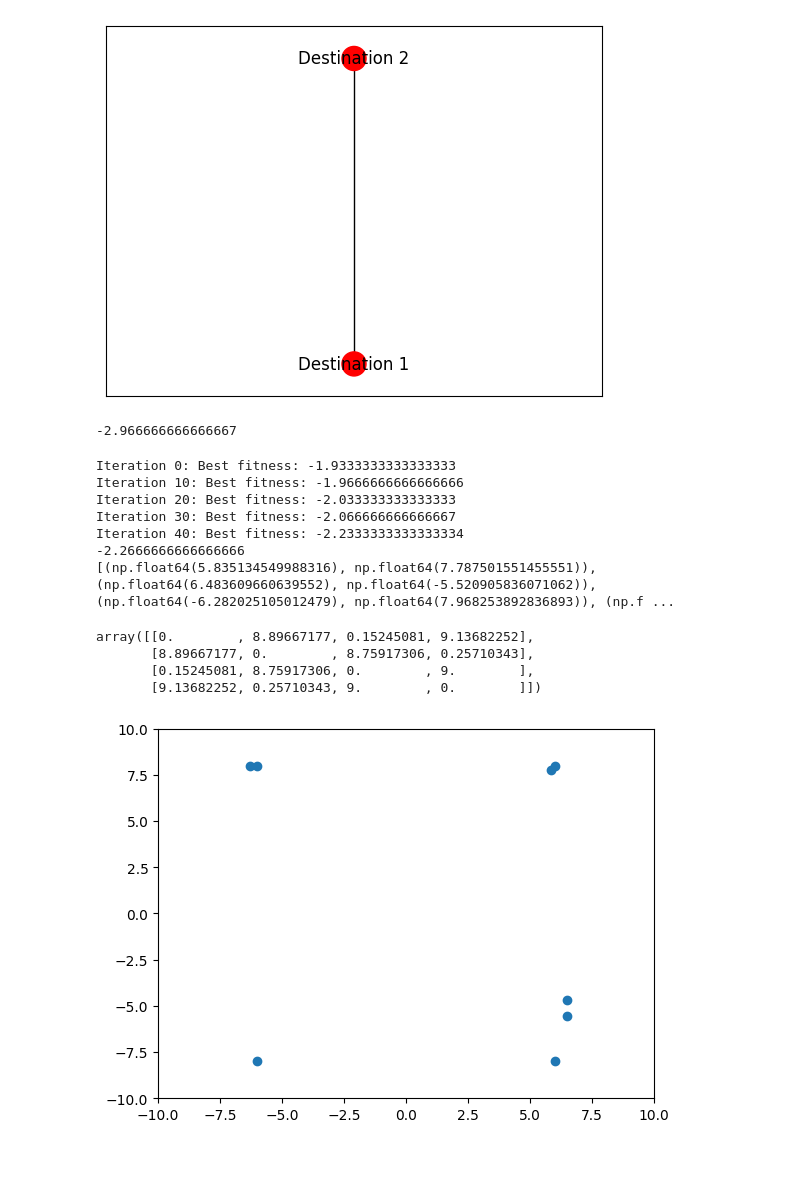
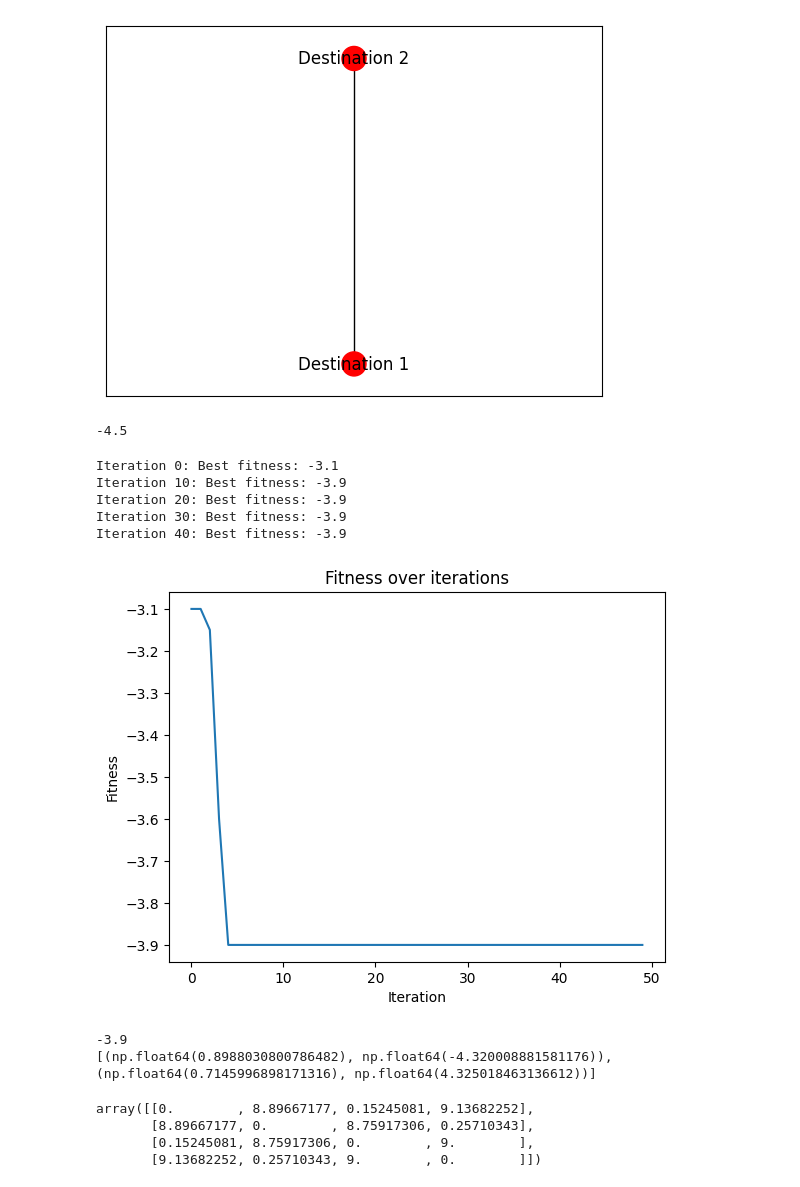
Before and after one commit to devddesai/metrobike, a Jupyter notebook: metrobike.ipynb, the cells around one changed output. Cells and saved outputs as stored; diff of their text form; code cells hidden in the pictures; blank space fills up the shorter version.

```diff
--- a/metrobike.ipynb
+++ b/metrobike.ipynb
@@ -87,37 +87,40 @@ nx.draw_networkx(G, {"Destination 1": [0, -4.5], "Destination 2": [0, 4.5]}, nod
 # %%
 destinations = [i for i in G.nodes if G.nodes[i]['type'] == 'destination']
 
-destinationcoords = [(pos[i][0], pos[i][1]) for i in destinations]
-#destinationcoords = [(0, -4.5), (0, 4.5)]
+#destinationcoords = [(pos[i][0], pos[i][1]) for i in destinations]
+destinationcoords = [(0, -4.5), (0, 4.5)]
+#destinationlist = np.array([[pos[i][0], pos[i][1]] for i in destinations])
 G,s,d = gf.create_graph_from_coordinates([], destinationcoords)
-citymap = [(-10,-10), (10,10)] + destinationcoords
-w = [0.25, 0.25, 0.25, 0.25]
+citymap = [(-6,-6), (6,6)] + destinationcoords
+w = [0.75, 0.25]
 def fitness(coordinatelist):
     destinations = coordinatelist["destination"]
     stations = coordinatelist["station"]
     G, s, d, = gf.create_graph_from_coordinates(stations, destinations)
-    model = m.MyModel(30, seed=1, G=G, weights = w)
+    model = m.MyModel(20, seed=1, G=G, weights = w)
     for i in range(100):
         model.step()
     return model.walking_average()
 
 print(fitness({"destination": destinationcoords, "station": destinationcoords}))
 
-optimizer = ps.PSO(citymap, fitness, 0.3,1.2,1.5)
-bestpos, bestfit = optimizer.optimize_genetic(20, 4, 50, mutation_rate = 0.6, alpha = 0.3)
+optimizer = ps.PSO(citymap, fitness, 0.7,1.4,1.4)
+bestpos, bestfit = optimizer.optimize_genetic(20, 2, 50, mutation_rate = 0.7, alpha = 0.3)
+optimizer.plot_losses()
 print(bestfit)
 stations = [(bestpos[i], bestpos[i+1]) for i in range(0, len(bestpos), 2)]
 print(stations)
 G, s, d, = gf.create_graph_from_coordinates(stations, destinationcoords)
 # %% [output]
--2.966666666666667
+-4.5
-Iteration 0: Best fitness: -1.9333333333333333
-Iteration 10: Best fitness: -1.9666666666666666
-Iteration 20: Best fitness: -2.033333333333333
-Iteration 30: Best fitness: -2.066666666666667
-Iteration 40: Best fitness: -2.2333333333333334
--2.2666666666666666
-[(np.float64(5.835134549988316), np.float64(7.787501551455551)), (np.float64(6.483609660639552), np.float64(-5.520905836071062)), (np.float64(-6.282025105012479), np.float64(7.968253892836893)), (np.f ...
+Iteration 0: Best fitness: -3.1
+Iteration 10: Best fitness: -3.9
+Iteration 20: Best fitness: -3.9
+Iteration 30: Best fitness: -3.9
+Iteration 40: Best fitness: -3.9
+[figure, added]
+-3.9
+[(np.float64(0.8988030800786482), np.float64(-4.320008881581176)), (np.float64(0.7145996898171316), np.float64(4.325018463136612))]
 # %%
 model = m.MyModel(20, seed=1 , G=G, weights = w)
 for i in range(100):
@@ -133,12 +136,3 @@ array([[0.        , 8.89667177, 0.15245081, 9.13682252],
        [8.89667177, 0.        , 8.75917306, 0.25710343],
        [0.15245081, 8.75917306, 0.        , 9.        ],
        [9.13682252, 0.25710343, 9.        , 0.        ]])
-# %%
-x = [i[0] for i in stations] + [i[0] for i in destinationcoords]
-y = [i[1] for i in stations] + [i[1] for i in destinationcoords]
-plt.scatter(x,y)
-plt.xlim(-10, 10)
-plt.ylim(-10, 10)
-plt.show()
-# %% [output]
-[figure, removed]
```
Also changed, not shown: parts of 1 cell of this notebook.
